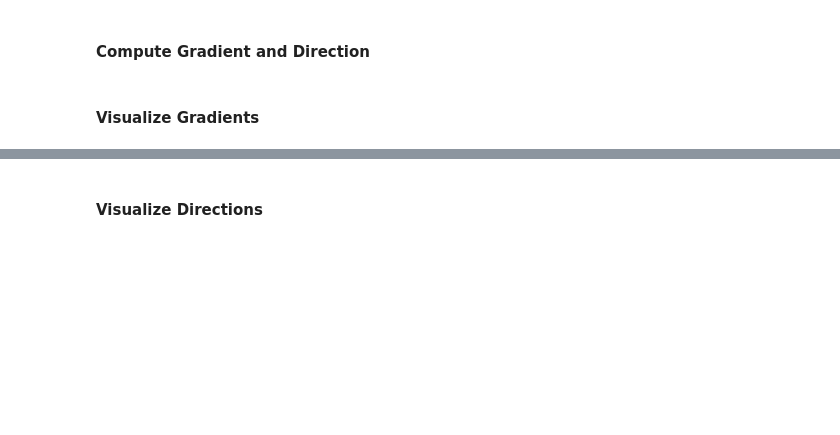
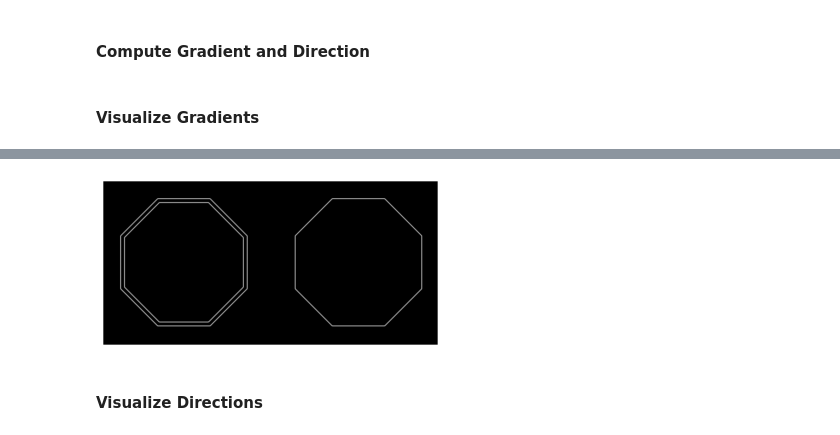
Before and after one commit to brianlan/udacity-introduction-to-computer-vision, a Jupyter notebook: chapter2/2A/L5-edge-detection-gradients/gradient_operators_magnitude_angles.ipynb, the cells around one changed output, grey strips where cells are left out. Saved outputs shown, nothing was run; the diff lists cells and outputs as text; code cells hidden in the pictures; blank space fills up the shorter version.

```diff
--- a/chapter2/2A/L5-edge-detection-gradients/gradient_operators_magnitude_angles.ipynb
+++ b/chapter2/2A/L5-edge-detection-gradients/gradient_operators_magnitude_angles.ipynb
@@ -112,3 +97,7 @@ plot_image(grad_magnitude, ax[2], cmap="gray", interpolation="bilinear")
+# %%
+plot_image(grad_magnitude, plt.gca(), cmap="gray", interpolation="bilinear")
+# %% [output]
+[figure, added]
 # %% [markdown]
 #### Visualize Directions
 # %%
```
Also changed, not shown: parts of 14 cells of this notebook, 3 other files.
